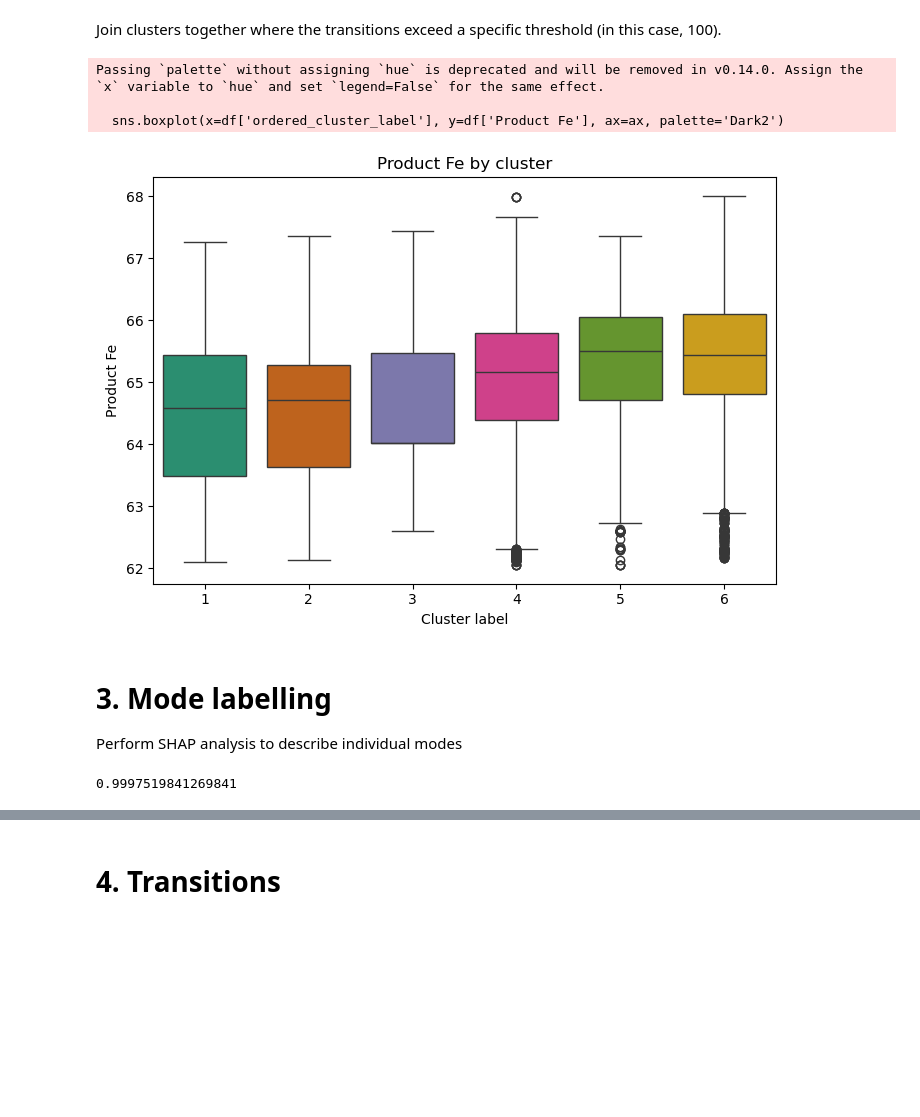
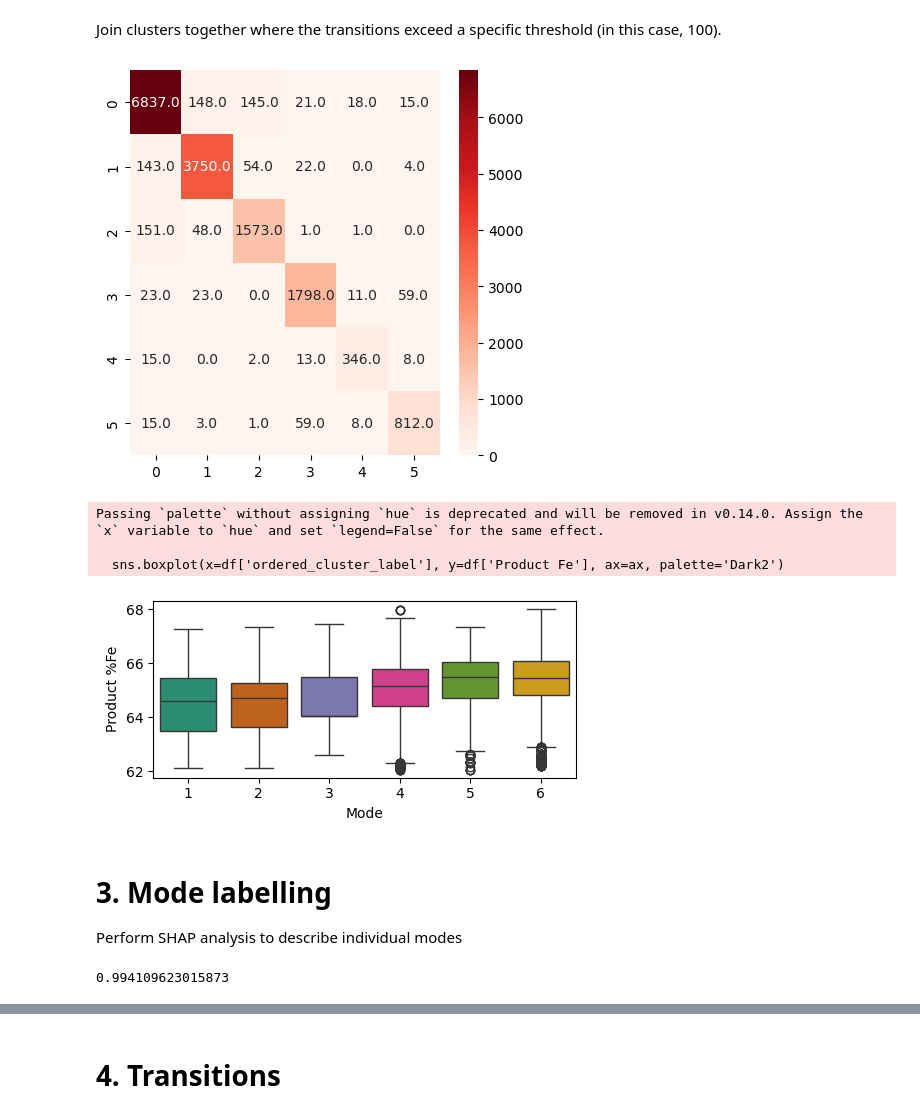
Before and after one commit to Stellenbosch-University-Process-Eng/Optimality-graph, a Jupyter notebook: Worked example.ipynb, the cells around one changed output, grey strips where cells are left out. Drawn from its saved outputs; the diff is of its cells as text; code cells hidden in the pictures; blank space fills up the shorter version.

```diff
--- a/Worked example.ipynb
+++ b/Worked example.ipynb
@@ -88,10 +84,8 @@ df_model = df.drop(['Product Fe', 'Product Si', 'Feed Fe', 'Feed Si'], axis=1)
 X = df_model.values
 y = df['Product Fe'].values
 
-# Standardise inputs (PLS is sensitive to scale)
-scaler = StandardScaler()
-X_scaled = scaler.fit_transform(X)
-
+# Standardise inputs and split(PLS is sensitive to scale)
+X_scaled = StandardScaler().fit_transform(X)
 X_train, X_test, y_train, y_test = train_test_split(
     X_scaled, y, test_size=0.2, random_state=42)
 
@@ -99,7 +93,6 @@ X_train, X_test, y_train, y_test = train_test_split(
 n_components = 6
 pls = PLSRegression(n_components=n_components)
 pls.fit(X_train, y_train)
-
 y_pred = pls.predict(X_test).ravel()
 r2   = r2_score(y_test, y_pred)
 rmse = np.sqrt(mean_squared_error(y_test, y_pred))
@@ -116,7 +109,6 @@ ax.set_ylabel('Predicted Product Fe')
 plt.tight_layout()
 plt.show()
 
-
 # --- Project X into PLS latent space ---
 T = pls.transform(X_scaled)
 # %% [output]
@@ -178,24 +170,25 @@ cm = confusion_matrix(cluster_metric_joined['Cluster t_{k}'],
 plt.figure(figsize=(5, 5))
 sns.heatmap(cm, annot=True, fmt='.1f', cmap='Reds')
 plt.show()
+# %% [output]
+[figure, added]
 # %%
 # Compute mean Product Fe per cluster label
 means = pd.Series(df['Product Fe']).groupby(pls_labels_joined).mean()
 label_order_map = {label: i+1 for i, label in enumerate(means.sort_values().index.tolist())}
 df['ordered_cluster_label'] = [label_order_map[l] for l in pls_labels_joined]
 
-fig, ax = plt.subplots(figsize=(7, 5))
+fig, ax = plt.subplots(figsize=(5, 2.5))
 sns.boxplot(x=df['ordered_cluster_label'], y=df['Product Fe'], ax=ax, palette='Dark2')
-ax.set_xlabel('Cluster label')
-ax.set_ylabel('Product Fe')
-ax.set_title('Product Fe by cluster')
+ax.set_xlabel('Mode')
+ax.set_ylabel('Product %Fe')
 plt.tight_layout()
 plt.show()
 # %% [output]
 Passing `palette` without assigning `hue` is deprecated and will be removed in v0.14.0. Assign the `x` variable to `hue` and set `legend=False` for the same effect.
 
   sns.boxplot(x=df['ordered_cluster_label'], y=df['Product Fe'], ax=ax, palette='Dark2')
-[figure, old version]
+[figure, new version]
 # %% [markdown]
 # 3. Mode labelling
 Perform SHAP analysis to describe individual modes
@@ -204,16 +197,16 @@ Perform SHAP analysis to describe individual modes
 lgb_classifier = lgb.LGBMClassifier(
     n_estimators=100,
     learning_rate=0.1,
-    max_depth=5,
+    max_depth=4,
     random_state=42,
     verbose=-1  # Suppress warnings
 )
 
 y_pred = lgb_classifier.fit(df_model, df['ordered_cluster_label'])
 y_pred = lgb_classifier.predict(df_model)
-print(accuracy_score(pls_labels_joined, y_pred))
+print(accuracy_score(df['ordered_cluster_label'], y_pred))
 # %% [output]
-0.9997519841269841
+0.994109623015873
 # %%
 # Initialize the SHAP explainer for the gradient boosting classifier
 explainer = shap.TreeExplainer(lgb_classifier)
```
Also changed, not shown: parts of 6 cells of this notebook.
